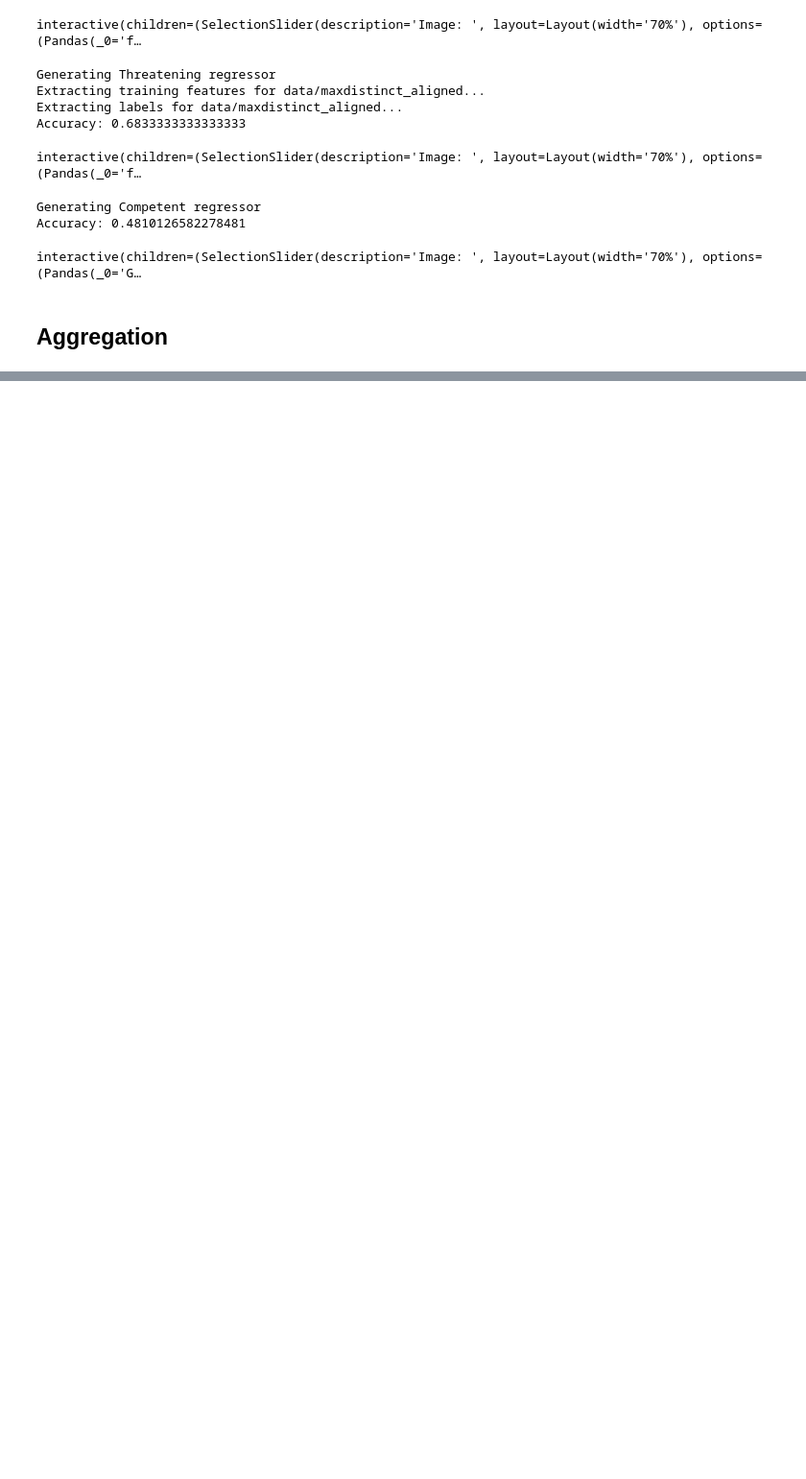
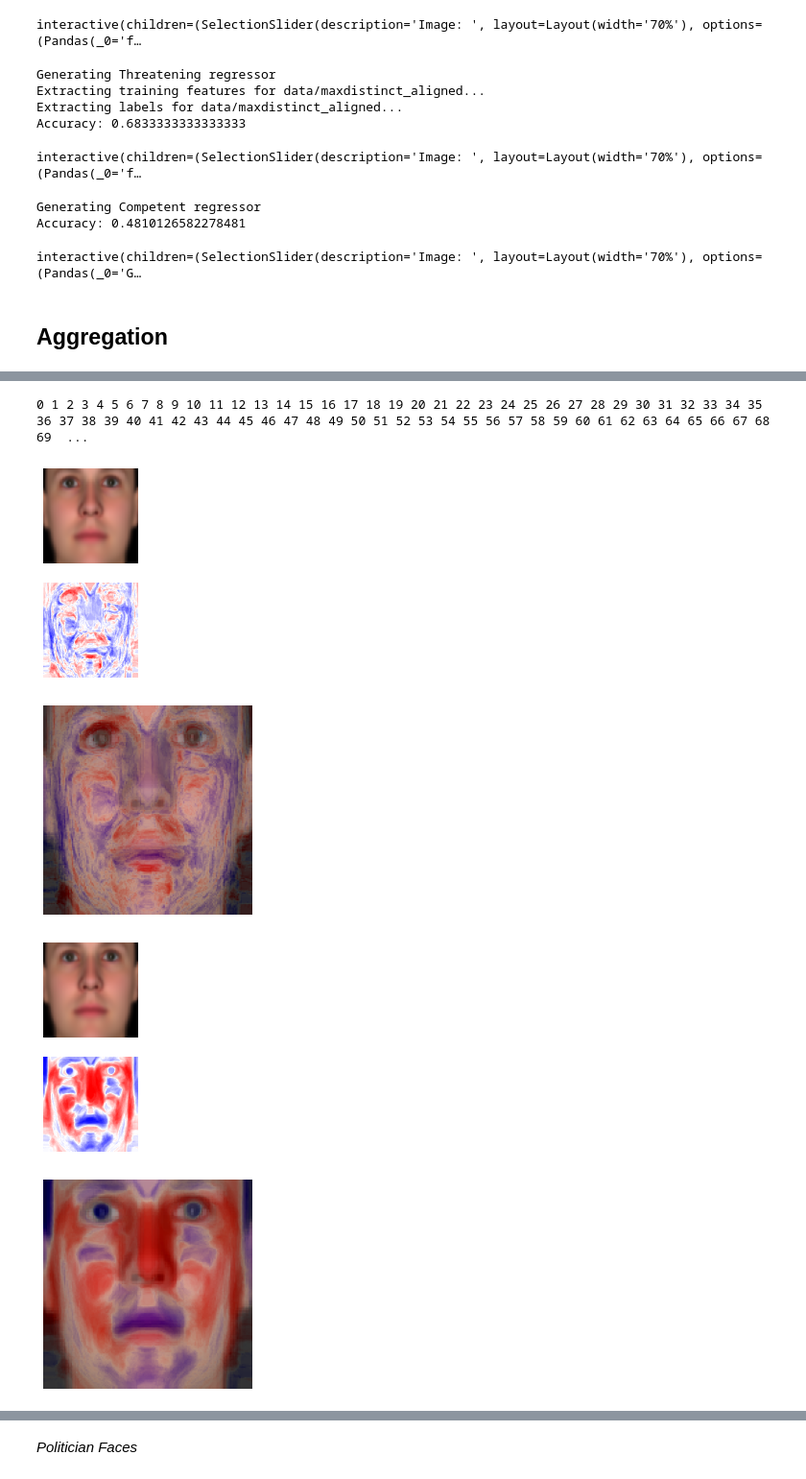
Before and after one commit to ryansteed/learning-appearance-bias, a Jupyter notebook: notebooks/error-analysis.ipynb, the cells around one changed output, grey strips where cells are left out. Shown at 96% size. Cells and saved outputs as stored; diff of their text form; code cells hidden in the pictures; blank space fills up the shorter version.

Commit message:
:sparkles: LIME aggregation

```diff
--- a/notebooks/error-analysis.ipynb
+++ b/notebooks/error-analysis.ipynb
@@ -793,0 +876,42 @@ temp, mask = explanation.get_image_and_mask(
+# %%
+# for i in range(5):
+#     plt.figure()
+#     plt.imshow(explanations[i] / 2 + 0.5)
+explanations_random, images_random = explain_dir("output/lime/random_aligned")
+# %% [output]
+0 1 2 3 4 5 6 7 8 9 10 11 12 13 14 15 16 17 18 19 20 21 22 23 24 25 26 27 28 29 30 31 32 33 34 35 36 37 38 39 40 41 42 43 44 45 46 47 48 49 50 51 52 53 54 55 56 57 58 59 60 61 62 63 64 65 66 67 68 69  ...
+# %%
+from PIL import Image
+import cv2
+
+def plot_aggregate(explanations, images, name, n=None, cmap='bwr_r'):
+
+    if n is not None:
+        explanations = {k: v[:10] for k, v in explanations.items()}
+
+    for subset in ['all', 0, 1]:
+        fig, ax = plt.subplots(2, 1)
+        ax[0].imshow(np.mean(np.array(images[subset]), axis=(0)) / 2 + 0.5)
+        ax[0].axis('off')
+        ax[1].imshow(np.mean(np.array(explanations[subset]), axis=(0)), cmap=plt.get_cmap(cmap))
+        ax[1].axis('off')
+        plt.savefig(f'output/lime/aggregate/{name}_{subset}.png', transparent=True, bbox_inches='tight', pad_inches=0)
+        plt.show()
+
+        raws = np.mean(np.array(images[subset]), axis=(0))
+        masks = np.mean(np.array(explanations[subset]), axis=(0))
+
+        masks_rgba = plt.get_cmap(cmap)((masks-masks.min())/(masks.max()-masks.min()))
+        masks_rgb = np.array(Image.fromarray(np.uint8(masks_rgba*255)).convert('RGB'))
+        images_rgb = np.uint8((raws/2+0.5)*255)
+        plt.imshow(cv2.addWeighted(images_rgb, 0.7, masks_rgb, 0.4, -50))
+        plt.axis('off')
+        plt.savefig(f'output/lime/aggregate/{name}_{subset}_blended.png', transparent=True, bbox_inches='tight', pad_inches=0)
+        plt.show()
+# %%
+plot_aggregate(explanations_random, images_random, 'random', cmap='bwr')
+# %% [output]
+[figure, added]
+[figure, added]
+[figure, added]
+[figure, added]
@@ -793,0 +920,2 @@ temp, mask = explanation.get_image_and_mask(
+# %% [markdown]
+*Politician Faces*
```
Also changed, not shown: parts of 9 cells of this notebook, 2 other files.
